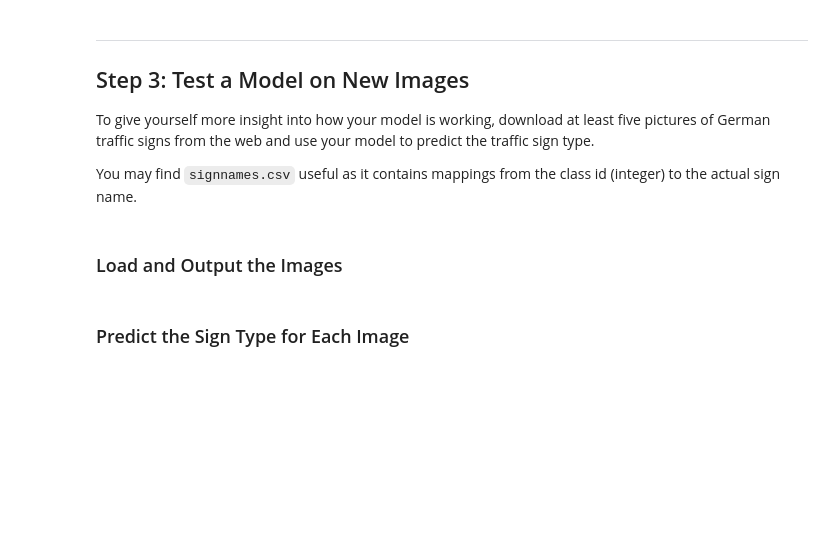
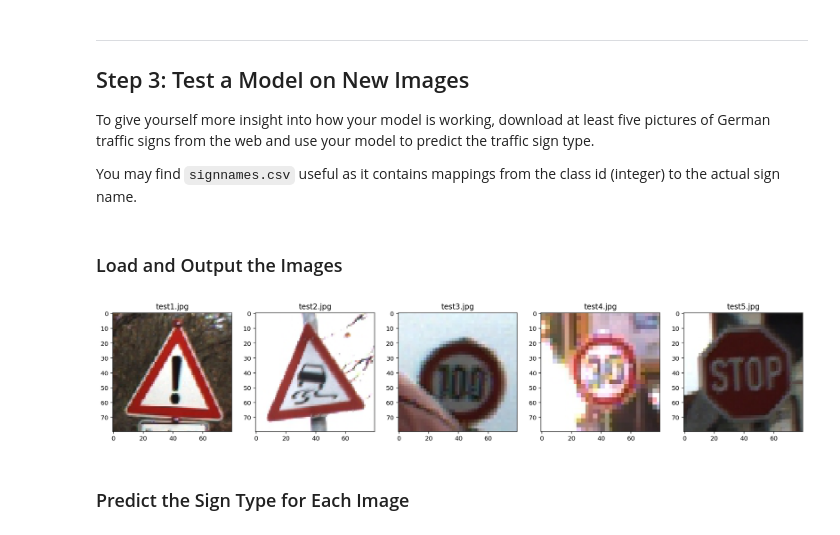
Before and after one commit to yoon-gu/CarND-Traffic-Sign-Classifier-Project, a Jupyter notebook: Traffic_Sign_Classifier.ipynb, the cells around one changed output. Cells and saved outputs as stored; diff of their text form; code cells hidden in the pictures; blank space fills up the shorter version.

```diff
--- a/Traffic_Sign_Classifier.ipynb
+++ b/Traffic_Sign_Classifier.ipynb
@@ -215,7 +233,7 @@ tf.trainable_variables()
  <tf.Variable 'dense_2/bias:0' shape=(43,) dtype=float32_ref>]
 # %%
 EPOCHS = 20
-BATCH_SIZE = 64
+BATCH_SIZE = 32
 LR = 0.001
 # %%
 correct_prediction = tf.cast(tf.equal(tf.argmax(fc3, 1), tf.argmax(y, 1)), tf.float32)
@@ -283,3 +259,27 @@ sets imply underfitting. A high accuracy on the training set but low accuracy on
 ### Once a final model architecture is selected,
 ### the accuracy on the test set should be calculated and reported as well.
 ### Feel free to use as many code cells as needed.
+
+from sklearn.utils import shuffle
+
+loss = tf.reduce_mean(tf.losses.softmax_cross_entropy(y, fc3))
+optim = tf.train.AdamOptimizer(learning_rate=LR)
+train = optim.minimize(loss)
+
+saver = tf.train.Saver()
+
+init = tf.global_variables_initializer()
+with tf.Session() as sess:
+    sess.run(init)
+    for i in range(EPOCHS):
+        x_train, y_train = shuffle(x_train, y_train)
+        for offset in range(0, n_train, BATCH_SIZE):
+            end = offset + BATCH_SIZE
+            batch_x, batch_y = x_train[offset:end], y_train[offset:end]
+            sess.run(train, feed_dict={x: batch_x, y: batch_y})
+
+        train_accuracy = evaluate(x_train, y_train)
+
+        validation_accuracy = evaluate(x_valid, y_valid)
+        saver.save(sess, './checkpoints/traffic_classifier_{}.ckpt'.format(i))
+        print("Epoch {}: (train: {:4.3f}, valid: {:4.3f})".format(i, train_accuracy, validation_accuracy))
@@ -299,3 +327,21 @@ You may find `signnames.csv` useful as it contains mappings from the class id (i
+# %%
+### Load the images and plot them here.
+### Feel free to use as many code cells as needed.
+import os
+import matplotlib.image as mpimg
+from skimage.transform import resize
+
+test_images = sorted(os.listdir('./test_images/'))
+plt.figure(figsize=(20, 10))
+for i, test_image in enumerate(test_images):
+    img_path = './test_images/' + test_image
+    img = mpimg.imread(img_path)
+    plt.subplot(1, 5, i+1)
+    plt.imshow(img)
+    plt.title(test_image)
+plt.show()
+# %% [output]
+[figure, added]
 # %% [markdown]
 ### Predict the Sign Type for Each Image
 # %%
```
Also changed, not shown: parts of 11 cells of this notebook, 6 other files.
